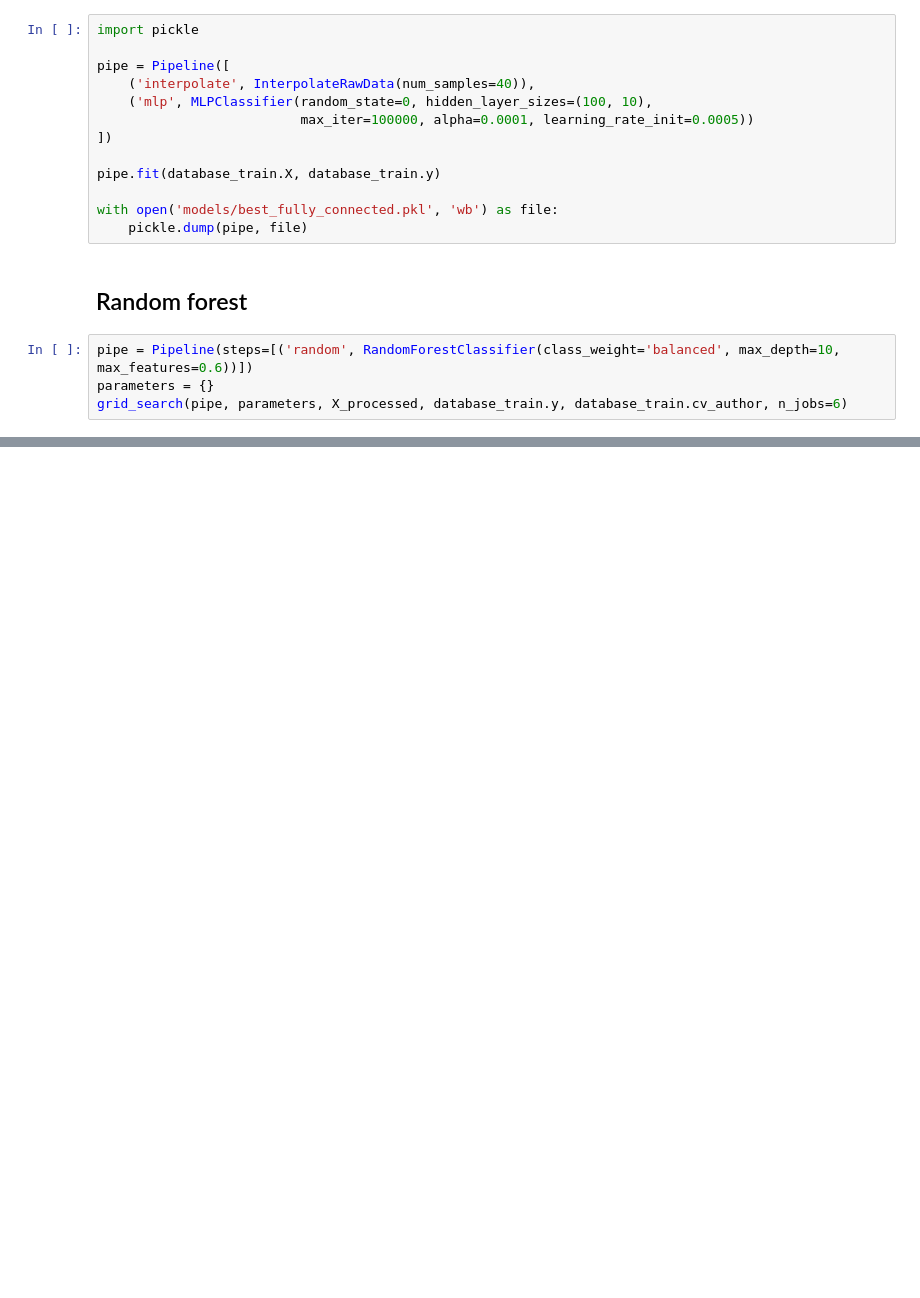
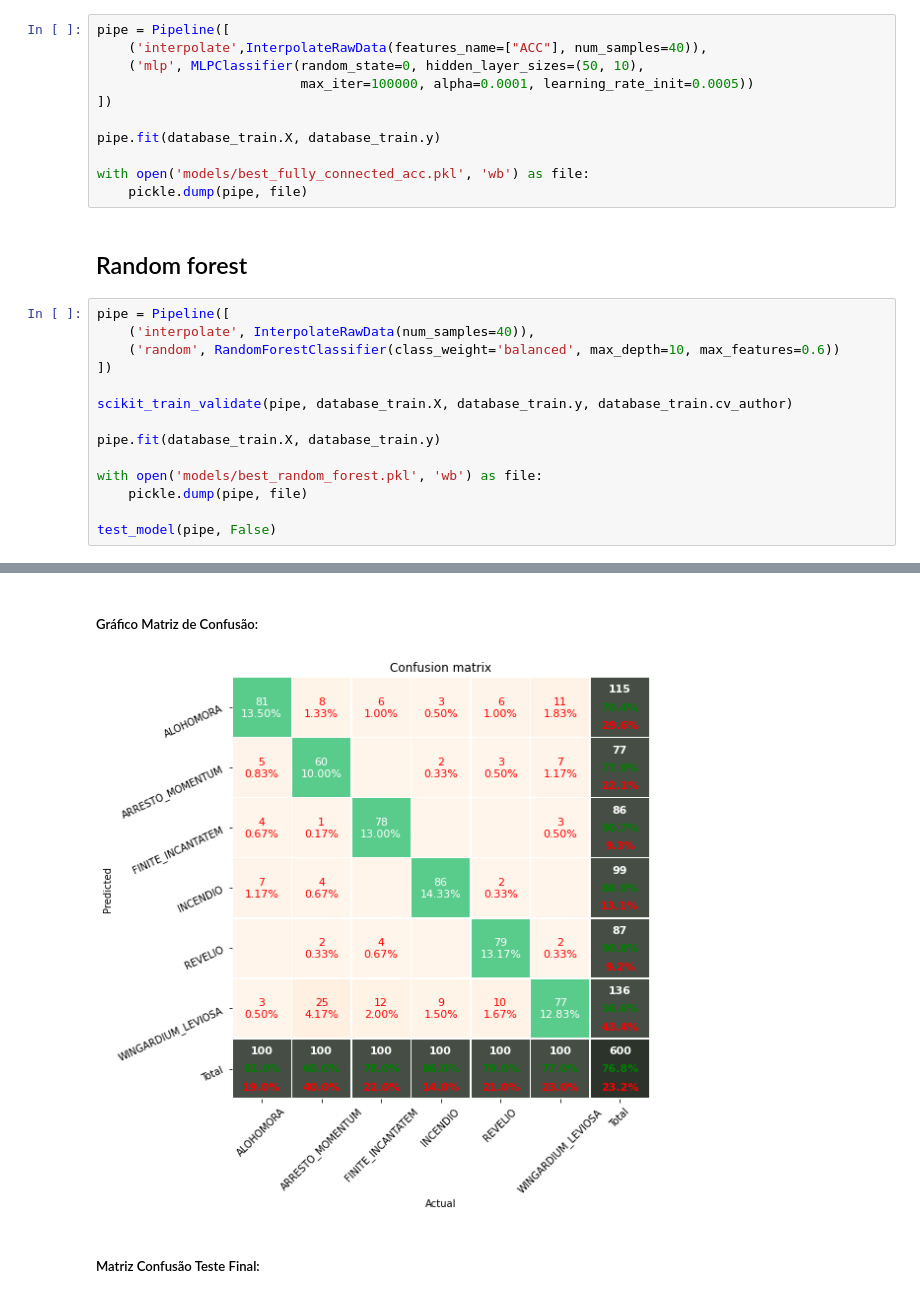
Before and after one commit to HeitorBRaymundo/mc906, a Jupyter notebook: prj3/Comparando melhores resultados.ipynb, the cells around one changed output, grey strips where cells are left out. Saved outputs shown, nothing was run; the diff lists cells and outputs as text; blank space fills up the shorter version.

```diff
--- a/prj3/Comparando melhores resultados.ipynb
+++ b/prj3/Comparando melhores resultados.ipynb
@@ -26,19 +84,28 @@ pipe = Pipeline(steps=[('knn',
 # %%
-import pickle
-
 pipe = Pipeline([
-    ('interpolate', InterpolateRawData(num_samples=40)),
-    ('mlp', MLPClassifier(random_state=0, hidden_layer_sizes=(100, 10),
+    ('interpolate',InterpolateRawData(features_name=["ACC"], num_samples=40)),
+    ('mlp', MLPClassifier(random_state=0, hidden_layer_sizes=(50, 10),
                           max_iter=100000, alpha=0.0001, learning_rate_init=0.0005))
 ])
 
 pipe.fit(database_train.X, database_train.y)
 
-with open('models/best_fully_connected.pkl', 'wb') as file:
+with open('models/best_fully_connected_acc.pkl', 'wb') as file:
     pickle.dump(pipe, file)
 # %% [markdown]
 ## Random forest
 # %%
-pipe = Pipeline(steps=[('random', RandomForestClassifier(class_weight='balanced', max_depth=10, max_features=0.6))])
-parameters = {}
-grid_search(pipe, parameters, X_processed, database_train.y, database_train.cv_author, n_jobs=6)
+pipe = Pipeline([
+    ('interpolate', InterpolateRawData(num_samples=40)),
+    ('random', RandomForestClassifier(class_weight='balanced', max_depth=10, max_features=0.6))
+])
+
+scikit_train_validate(pipe, database_train.X, database_train.y, database_train.cv_author)
+
+pipe.fit(database_train.X, database_train.y)
+
+with open('models/best_random_forest.pkl', 'wb') as file:
+    pickle.dump(pipe, file)
+
+test_model(pipe, False)
+# %% [output]
@@ -44,0 +120,3 @@ grid_search(pipe, parameters, X_processed, database_train.y, database_train.cv_a
+Gráfico Matriz de Confusão:
+[figure, added]
+Matriz Confusão Teste Final:
```
Also changed, not shown: parts of 7 cells of this notebook, 7 other files.
